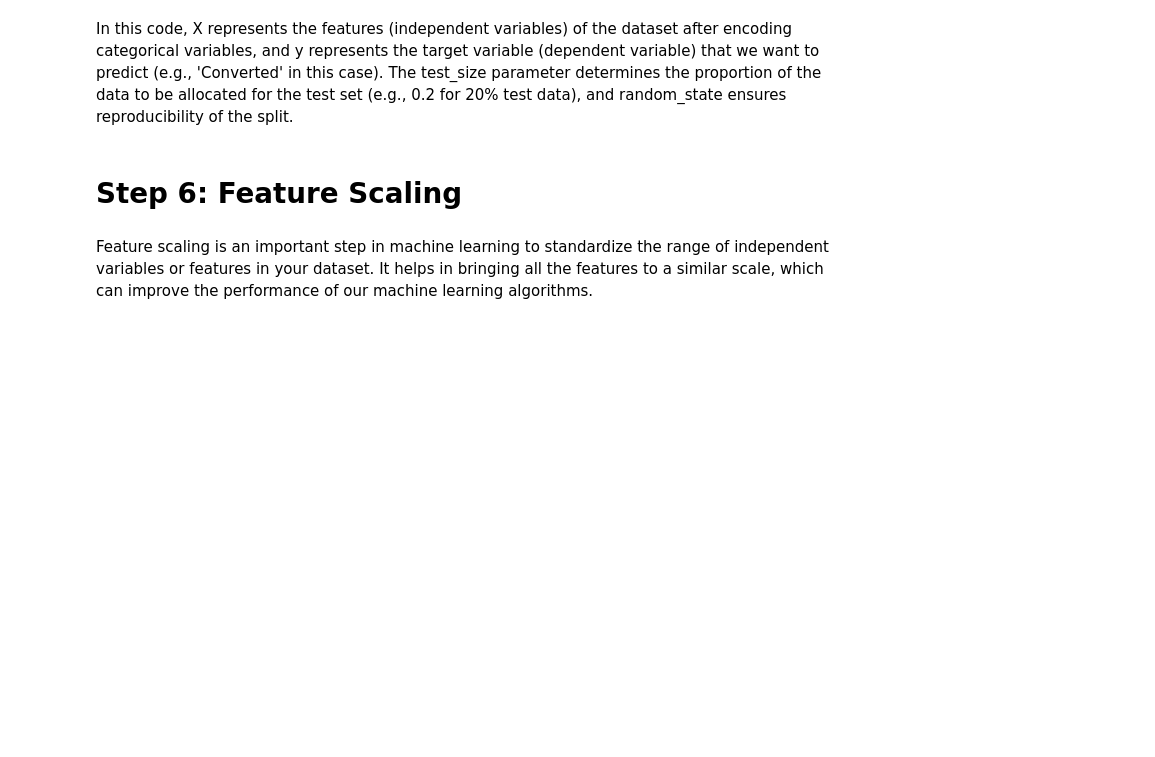
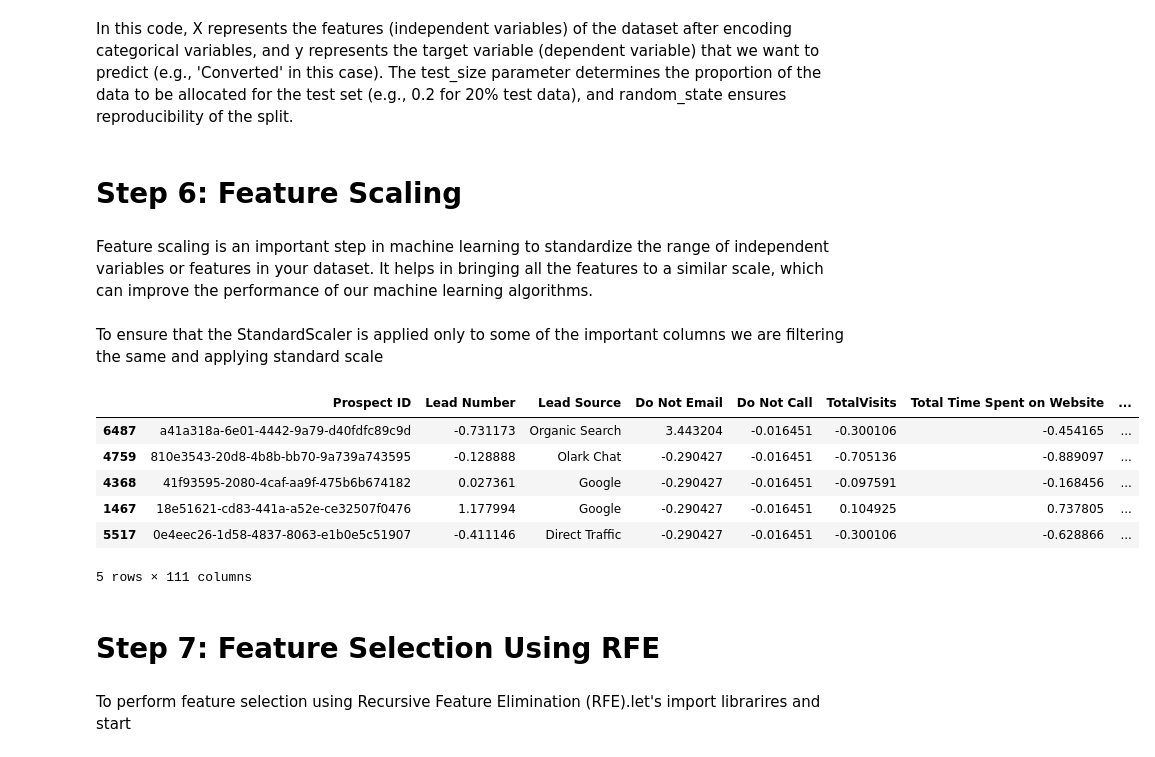
Before and after one commit to kunalworldwide/Lead-Scoring-Case-study, a Jupyter notebook: Lead-scoring-assignments.ipynb, the cells around one changed output. Saved outputs shown, nothing was run; the diff lists cells and outputs as text; code cells hidden in the pictures; blank space fills up the shorter version.

```diff
--- a/Lead-scoring-assignments.ipynb
+++ b/Lead-scoring-assignments.ipynb
@@ -635,3 +635,27 @@ In this code, X represents the features (independent variables) of the dataset a
 <h1>Step 6:  Feature Scaling</h1>
 # %% [markdown]
 Feature scaling is an important step in machine learning to standardize the range of independent variables or features in your dataset. It helps in bringing all the features to a similar scale, which can improve the performance of our machine learning algorithms.
+# %% [markdown]
+To ensure that the StandardScaler is applied only to some of the important columns we are filtering the same and applying standard scale
+# %%
+from sklearn.preprocessing import StandardScaler
+
+scaler = StandardScaler()
+
+X_train[['TotalVisits','Total Time Spent on Website','Page Views Per Visit']] = scaler.fit_transform(X_train[['TotalVisits',
+                                                                        'Total Time Spent on Website','Page Views Per Visit']])
+
+X_train.head()
+# %% [output]
+|  | Prospect ID | Lead Number | Lead Source | Do Not Email | Do Not Call | TotalVisits | Total Time Spent on Website | ... |
+| 6487 | a41a318a-6e01-4442-9a79-d40fdfc89c9d | -0.731173 | Organic Search | 3.443204 | -0.016451 | -0.300106 | -0.454165 | ... |
+| 4759 | 810e3543-20d8-4b8b-bb70-9a739a743595 | -0.128888 | Olark Chat | -0.290427 | -0.016451 | -0.705136 | -0.889097 | ... |
+| 4368 | 41f93595-2080-4caf-aa9f-475b6b674182 | 0.027361 | Google | -0.290427 | -0.016451 | -0.097591 | -0.168456 | ... |
+| 1467 | 18e51621-cd83-441a-a52e-ce32507f0476 | 1.177994 | Google | -0.290427 | -0.016451 | 0.104925 | 0.737805 | ... |
+| 5517 | 0e4eec26-1d58-4837-8063-e1b0e5c51907 | -0.411146 | Direct Traffic | -0.290427 | -0.016451 | -0.300106 | -0.628866 | ... |
+5 rows × 111 columns
+# %% [markdown]
+<h1>Step 7:  Feature Selection Using RFE</h1>
+# %% [markdown]
+
+To perform feature selection using Recursive Feature Elimination (RFE).let's import librarires and start
```
